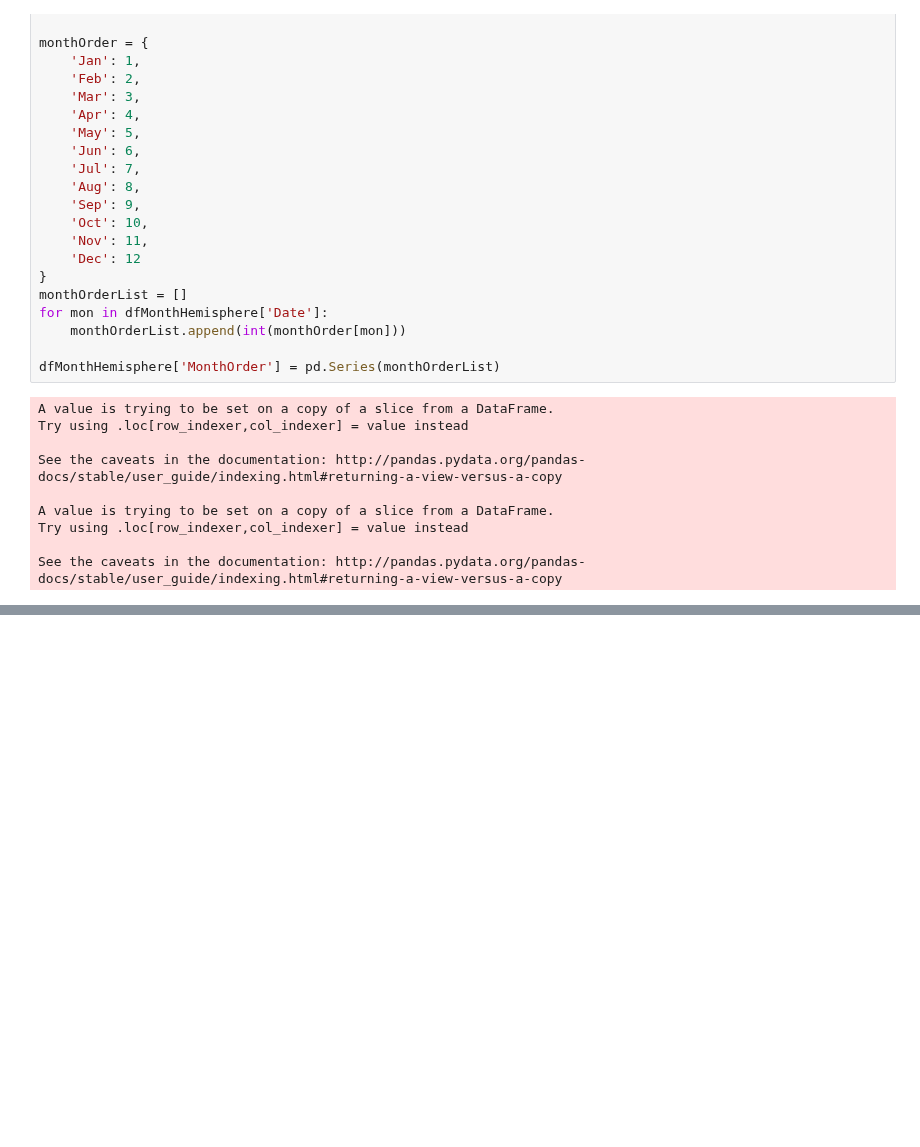
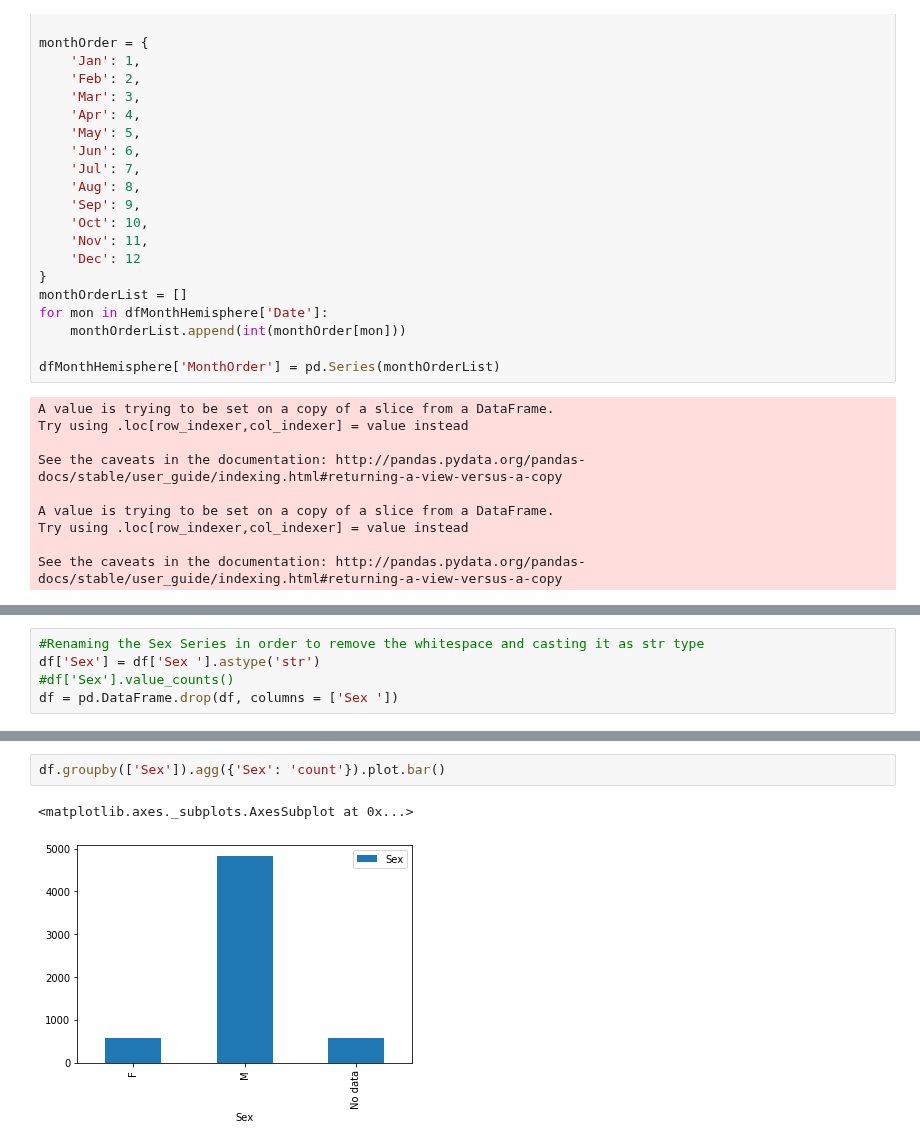
Before and after one commit to x22a/Shark-Attack-Analysis, a Jupyter notebook: Data Cleaning.ipynb, the cells around one changed output, grey strips where cells are left out. Drawn from its saved outputs; the diff is of its cells as text; blank space fills up the shorter version.

```diff
--- a/Data Cleaning.ipynb
+++ b/Data Cleaning.ipynb
@@ -133,0 +157,5 @@ plotDf.plot.bar()
+# %%
+#Renaming the Sex Series in order to remove the whitespace and casting it as str type
+df['Sex'] = df['Sex '].astype('str')
+#df['Sex'].value_counts()
+df = pd.DataFrame.drop(df, columns = ['Sex '])
@@ -133,0 +178,5 @@ plotDf.plot.bar()
+# %%
+df.groupby(['Sex']).agg({'Sex': 'count'}).plot.bar()
+# %% [output]
+<matplotlib.axes._subplots.AxesSubplot at 0x...>
+[figure, added]
```
Also changed, not shown: parts of 5 cells of this notebook.
